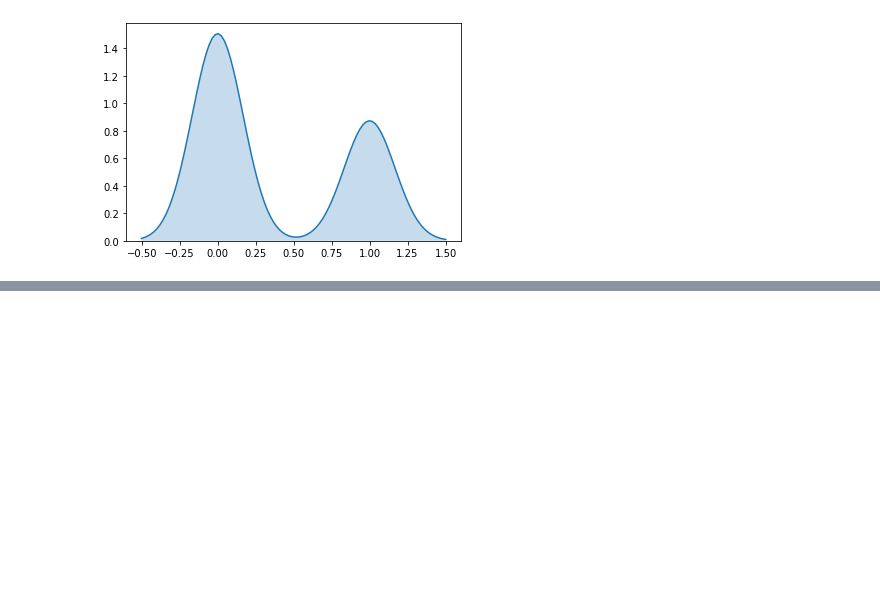
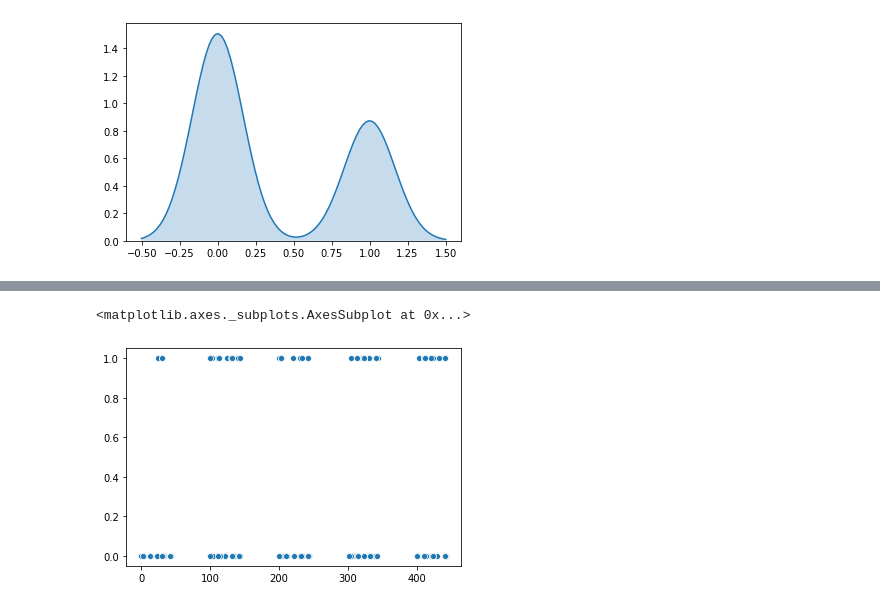
Before and after one commit to Fredy-Zhang/miningMedian, a Jupyter notebook: classify_twitter.ipynb, the cells around one changed output, grey strips where cells are left out. Drawn from its saved outputs; the diff is of its cells as text; code cells hidden in the pictures; blank space fills up the shorter version.

```diff
--- a/classify_twitter.ipynb
+++ b/classify_twitter.ipynb
@@ -91,0 +109,5 @@ tweets[:len(labels)]
+# %%
+sns.scatterplot(x=t_encodes, y=labels)
+# %% [output]
+<matplotlib.axes._subplots.AxesSubplot at 0x...>
+[figure, added]
```
Also changed, not shown: parts of 6 cells of this notebook.
